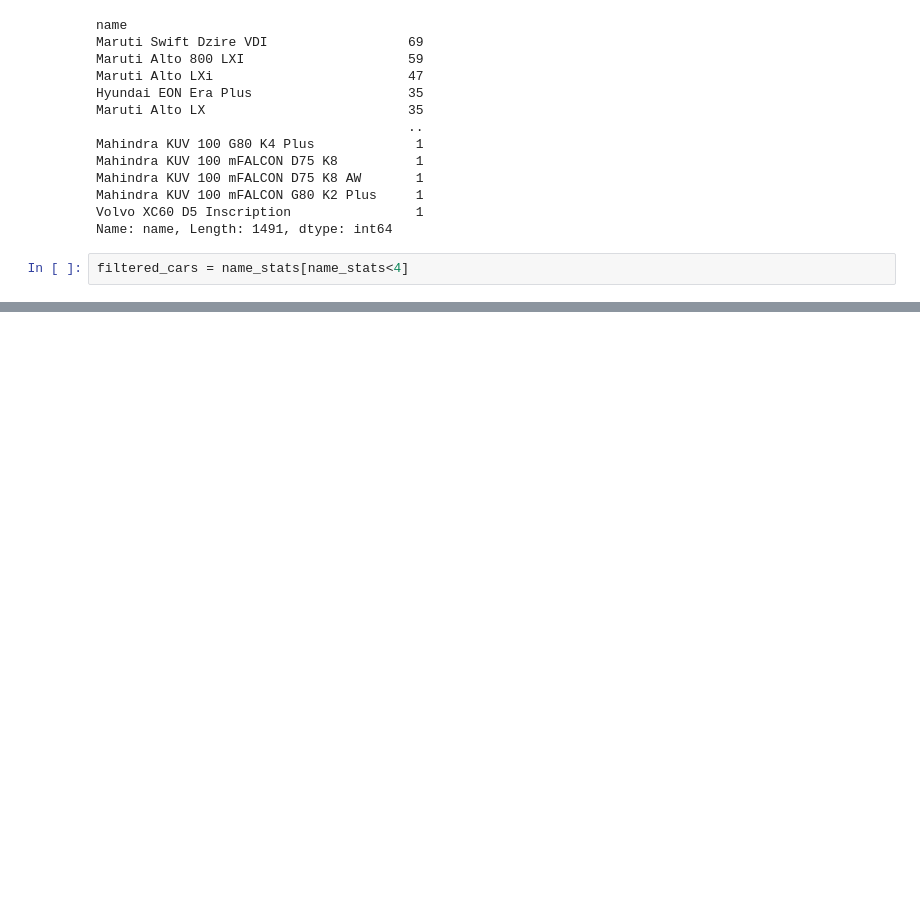
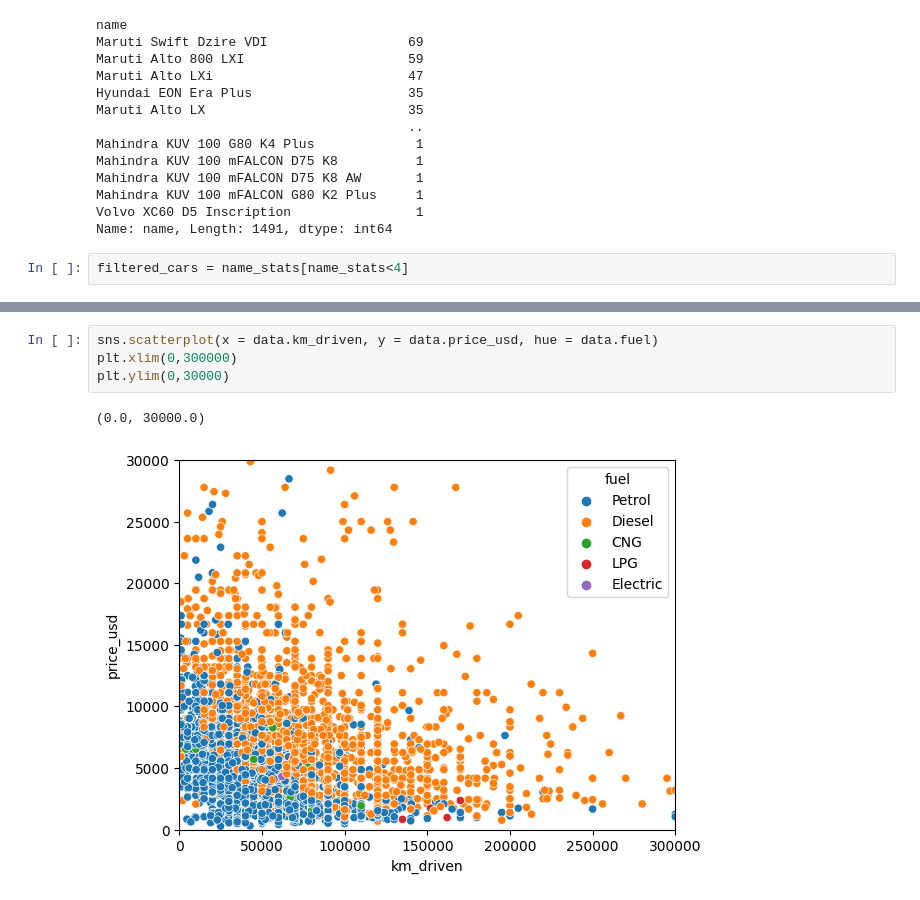
Before and after one commit to juanmir227/ML-DL, a Jupyter notebook: Portfolio Projects/Regression/model/prices.ipynb, the cells around one changed output, grey strips where cells are left out. Cells and saved outputs as stored; diff of their text form; blank space fills up the shorter version.

```diff
--- a/Portfolio Projects/Regression/model/prices.ipynb
+++ b/Portfolio Projects/Regression/model/prices.ipynb
@@ -80,0 +127,7 @@ df1.describe()
+# %%
+sns.scatterplot(x = data.km_driven, y = data.price_usd, hue = data.fuel)
+plt.xlim(0,300000)
+plt.ylim(0,30000)
+# %% [output]
+(0.0, 30000.0)
+[figure, added]
```
Also changed, not shown: parts of 28 cells of this notebook, 3 other files.
